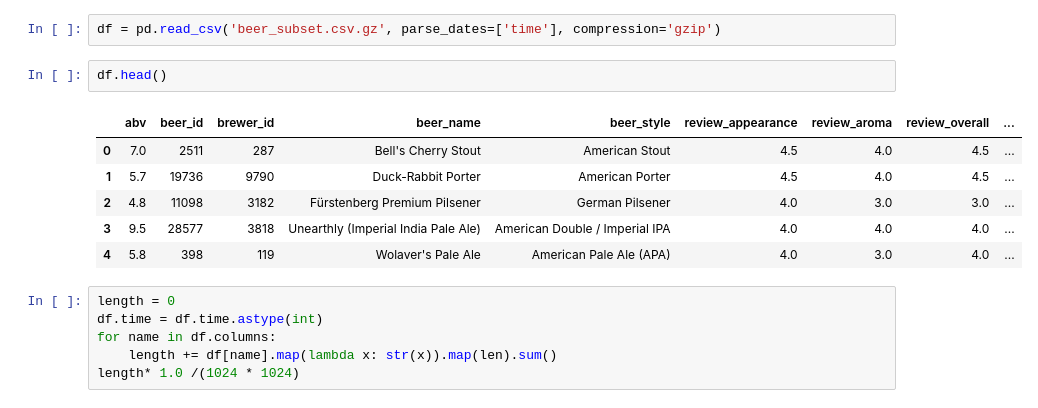
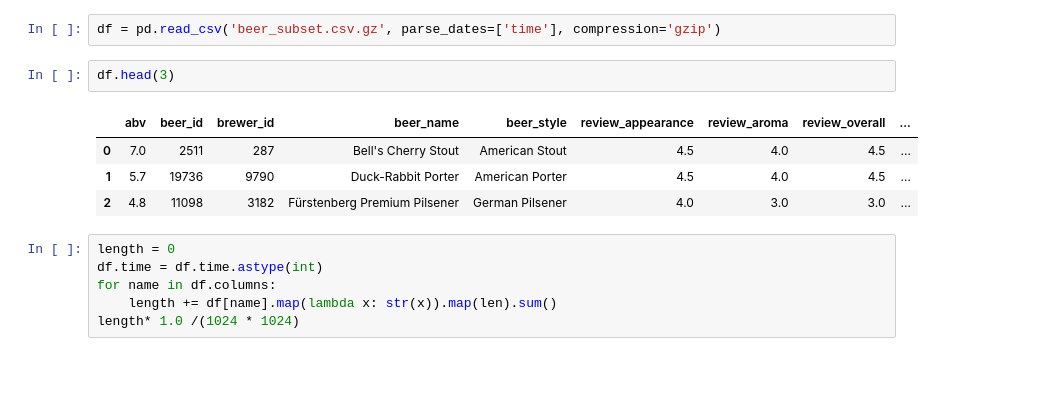
Before and after one commit to IlyaMarkovMipt/Benchmarks, a Jupyter notebook: FootprintAnalisys.ipynb, the cells around one changed output. Drawn from its saved outputs; the diff is of its cells as text; blank space fills up the shorter version.

```diff
--- a/FootprintAnalisys.ipynb
+++ b/FootprintAnalisys.ipynb
@@ -123,14 +123,12 @@ find_factor(lens, np.linspace(1.01, 1.5, 50), 3)
 # %%
 df = pd.read_csv('beer_subset.csv.gz', parse_dates=['time'], compression='gzip')
 # %%
-df.head()
+df.head(3)
 # %% [output]
 |  | abv | beer_id | brewer_id | beer_name | beer_style | review_appearance | review_aroma | review_overall | ... |
 | 0 | 7.0 | 2511 | 287 | Bell's Cherry Stout | American Stout | 4.5 | 4.0 | 4.5 | ... |
 | 1 | 5.7 | 19736 | 9790 | Duck-Rabbit Porter | American Porter | 4.5 | 4.0 | 4.5 | ... |
 | 2 | 4.8 | 11098 | 3182 | Fürstenberg Premium Pilsener | German Pilsener | 4.0 | 3.0 | 3.0 | ... |
-| 3 | 9.5 | 28577 | 3818 | Unearthly (Imperial India Pale Ale) | American Double / Imperial IPA | 4.0 | 4.0 | 4.0 | ... |
-| 4 | 5.8 | 398 | 119 | Wolaver's Pale Ale | American Pale Ale (APA) | 4.0 | 3.0 | 4.0 | ... |
 # %%
 length = 0
 df.time = df.time.astype(int)
```
Also changed, not shown: 1 other file.
